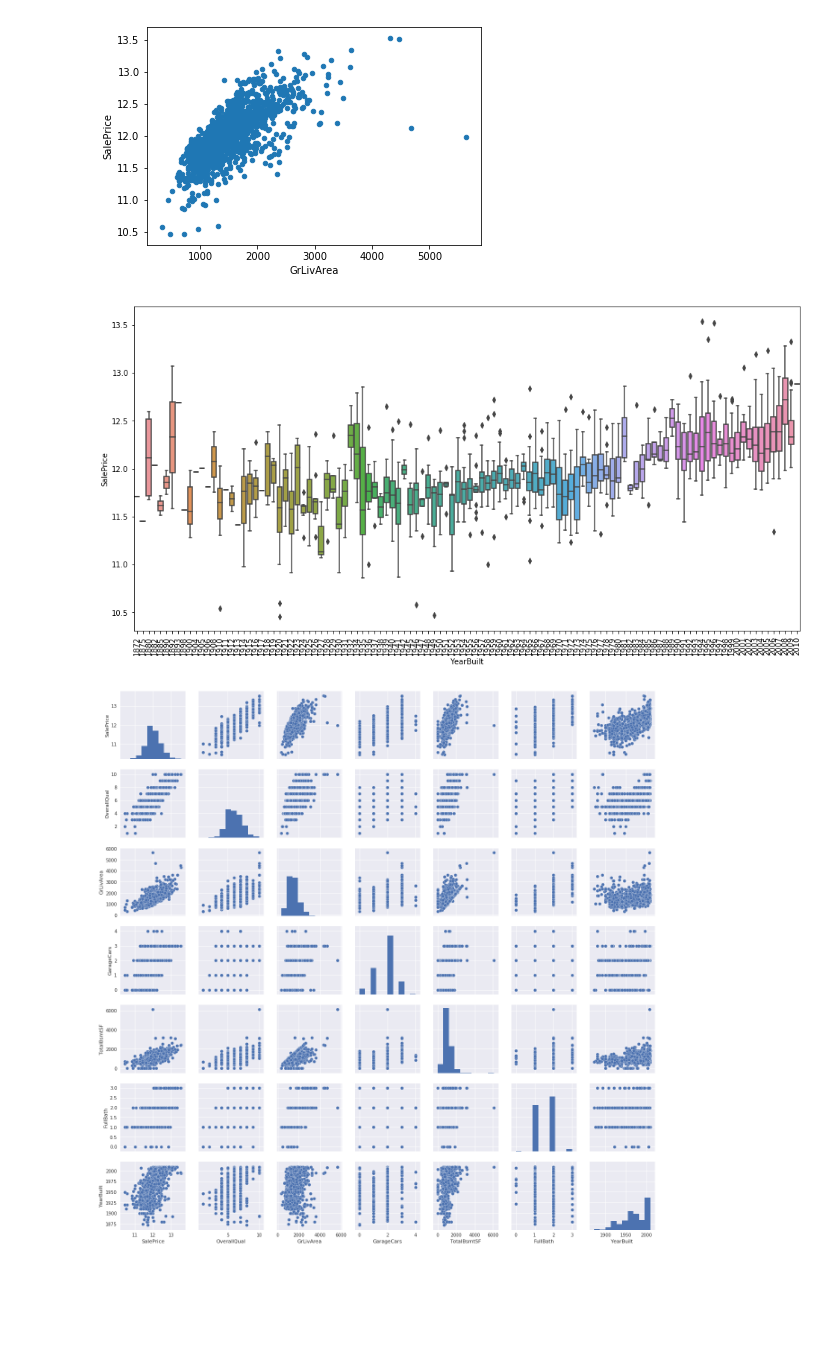
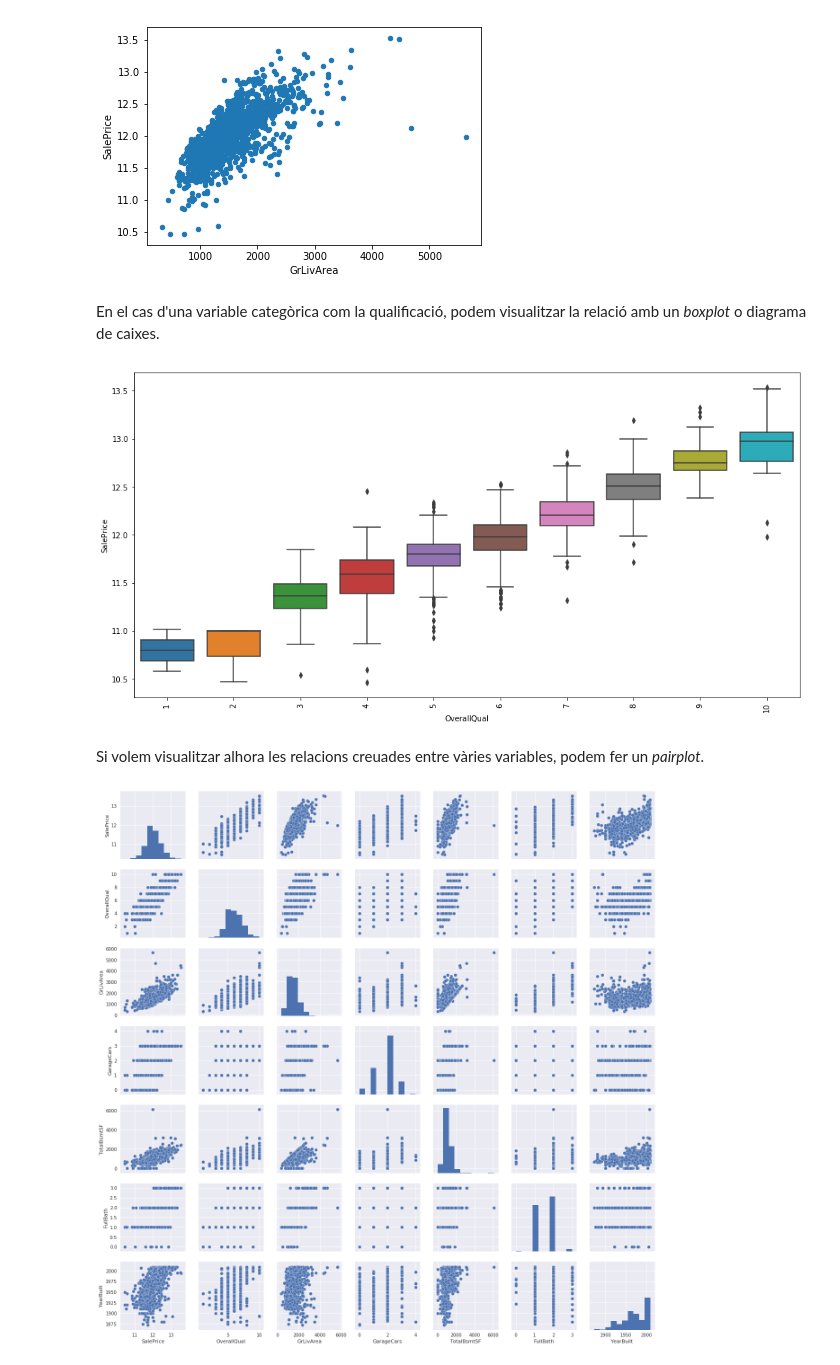
Before and after one commit to xdurana/uoc-dmlab, a Jupyter notebook: 5/estadistica-descriptiva.ipynb, the cells around one changed output. Cells and saved outputs as stored; diff of their text form; code cells hidden in the pictures; blank space fills up the shorter version.

```diff
--- a/5/estadistica-descriptiva.ipynb
+++ b/5/estadistica-descriptiva.ipynb
@@ -196,14 +785,18 @@ data.plot.scatter(x=var, y='SalePrice')
 # %% [output]
 <matplotlib.axes._subplots.AxesSubplot at 0x...>
 [figure]
+# %% [markdown]
+En el cas d'una variable categòrica com la qualificació, podem visualitzar la relació amb un _boxplot_ o diagrama de caixes.
 # %%
-var = 'YearBuilt'
+var = 'OverallQual'
 data = pd.concat([df_train['SalePrice'], df_train[var]], axis=1)
 f, ax = plt.subplots(figsize=(16, 8))
 fig = sns.boxplot(x=var, y="SalePrice", data=data)
 plt.xticks(rotation=90);
 # %% [output]
-[figure, old version]
+[figure, new version]
+# %% [markdown]
+Si volem visualitzar alhora les relacions creuades entre vàries variables, podem fer un _pairplot_.
 # %%
 sns.set()
 cols = ['SalePrice', 'OverallQual', 'GrLivArea', 'GarageCars', 'TotalBsmtSF', 'FullBath', 'YearBuilt']
```
Also changed, not shown: parts of 56 cells of this notebook.
